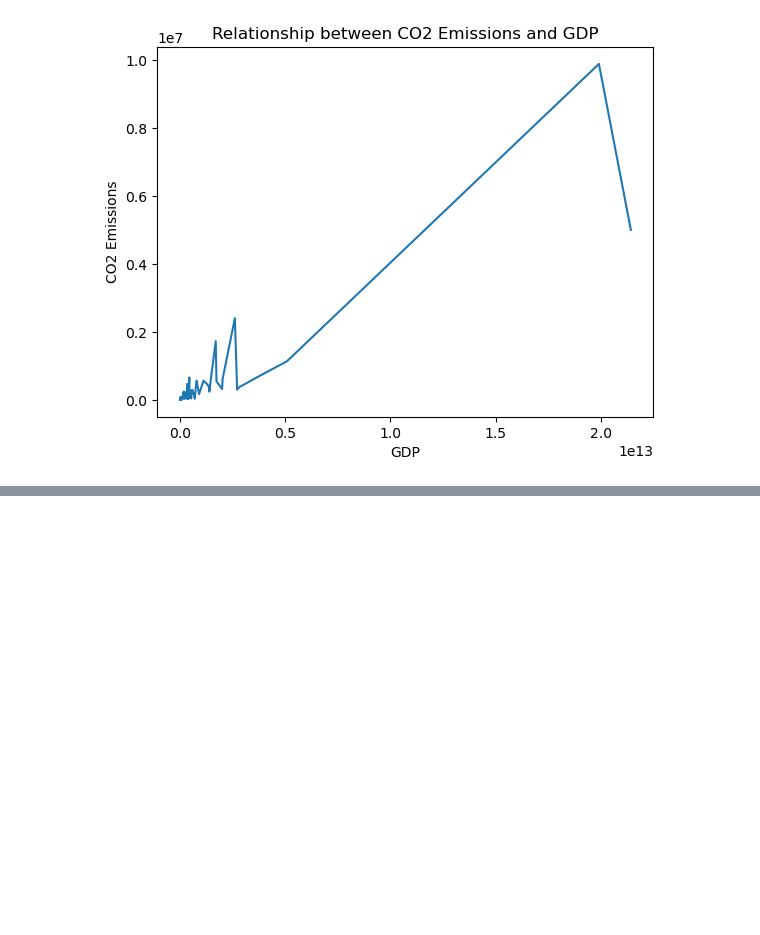
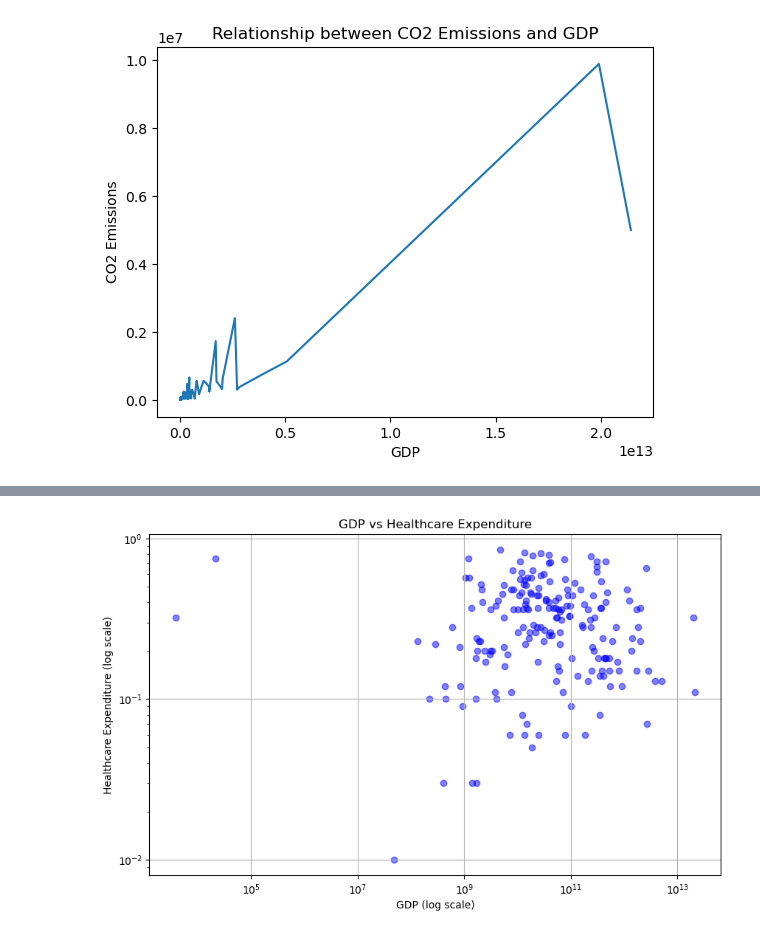
Before and after one commit to Shivam-5403/python_project_data-analytics, a Jupyter notebook: GlobalDataAnalysis.ipynb, the cells around one changed output, grey strips where cells are left out. Drawn from its saved outputs; the diff is of its cells as text; code cells hidden in the pictures; blank space fills up the shorter version.

```diff
--- a/GlobalDataAnalysis.ipynb
+++ b/GlobalDataAnalysis.ipynb
@@ -567,0 +561,12 @@ plt.show()
+# %%
+plt.figure(figsize=(10, 6))
+plt.scatter(data1['GDP'], data1['Out of pocket health expenditure'], color='blue', alpha=0.5)
+plt.xscale('log')
+plt.yscale('log')
+plt.xlabel('GDP (log scale)')
+plt.ylabel('Healthcare Expenditure (log scale)')
+plt.title('GDP vs Healthcare Expenditure')
+plt.grid(True)
+plt.show()
+# %% [output]
+[figure, added]
```
Also changed, not shown: parts of 32 cells of this notebook.
